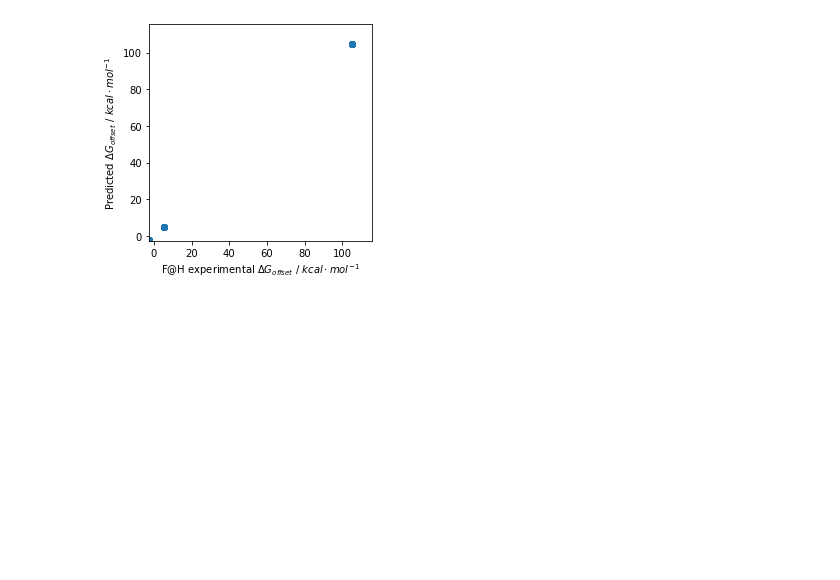
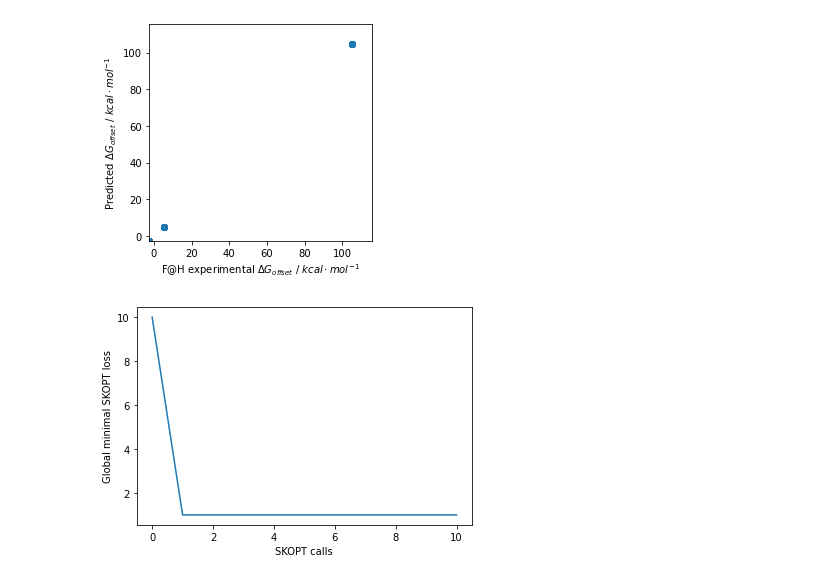
Before and after one commit to JenkeScheen/covid-moonshot, a Jupyter notebook: fep-ml/corrector.ipynb, the cells around one changed output. Drawn from its saved outputs; the diff is of its cells as text; code cells hidden in the pictures; blank space fills up the shorter version.

```diff
--- a/fep-ml/corrector.ipynb
+++ b/fep-ml/corrector.ipynb
@@ -113,5 +131,11 @@ plt.show()
 [figure]
 # %%
 # here use function to plot hyperparameter config convergence:
+ax = hydra.plotSKOPTConvergence("output/MOLPROPS_skopt_convergence.csv")
+ax.set_ylabel("Global minimal SKOPT loss")
+ax.set_xlabel("SKOPT calls")
+plt.show()
+# %% [output]
+[figure, added]
 # %%
 # here use function to correct and validate FEP/ML hybrid:
```
Also changed, not shown: parts of 3 cells of this notebook, 9 other files.
